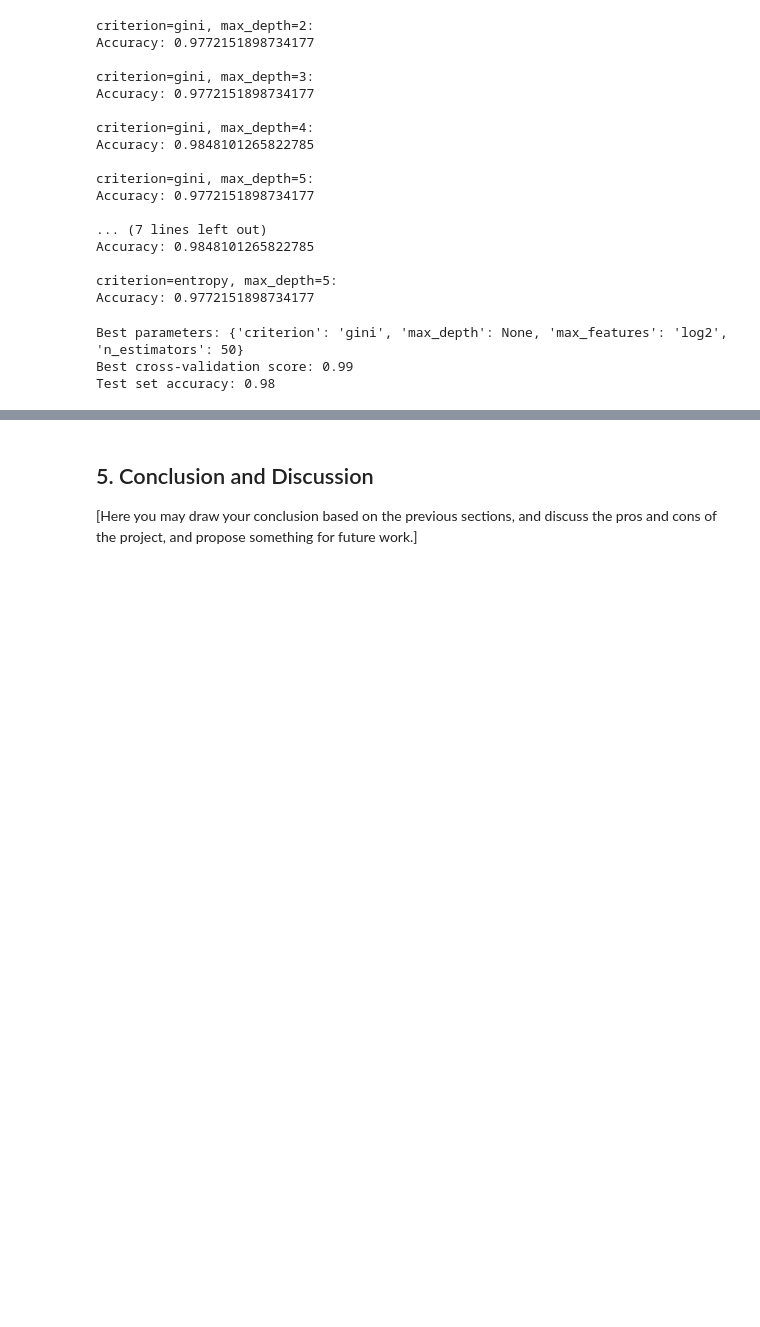
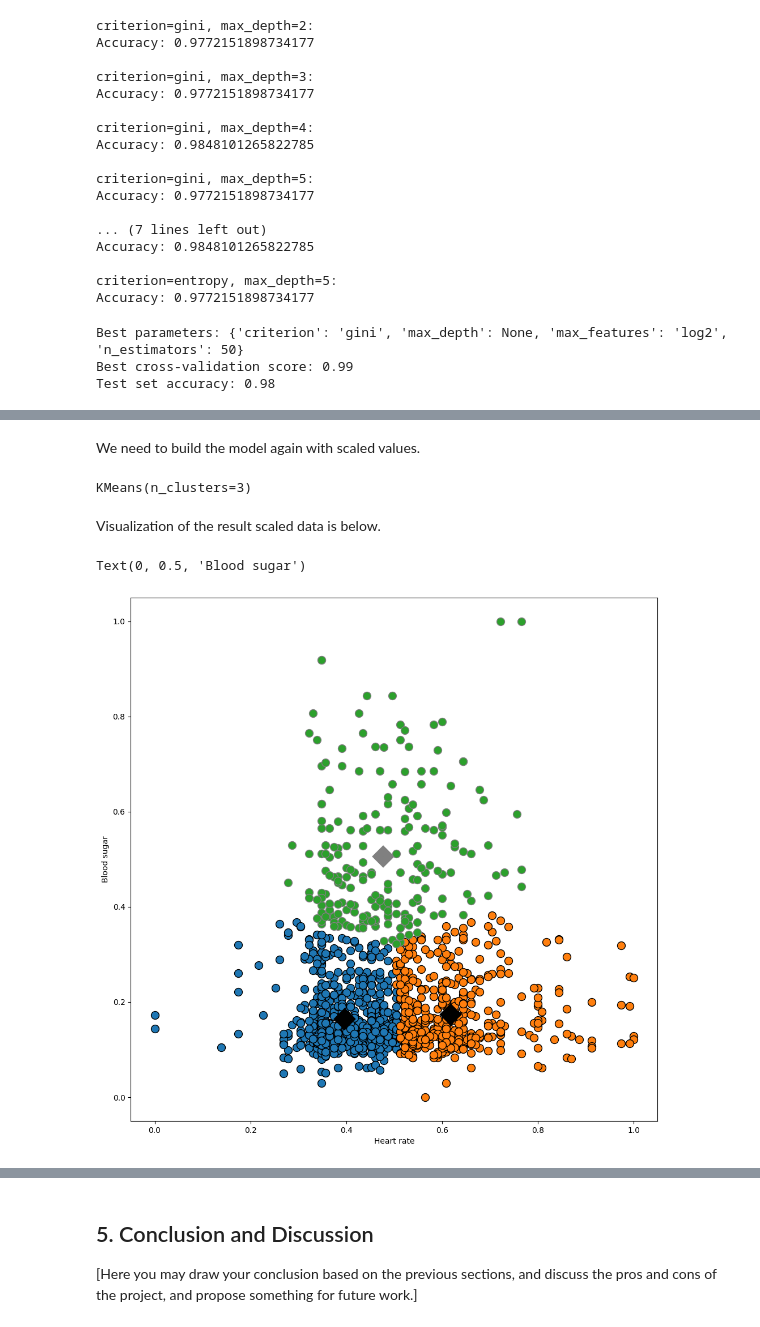
Before and after one commit to berkinKagan/DataVis, a Jupyter notebook: Miniproject_template (1).ipynb, the cells around one changed output, grey strips where cells are left out. Saved outputs shown, nothing was run; the diff lists cells and outputs as text; code cells hidden in the pictures; blank space fills up the shorter version.

```diff
--- a/Miniproject_template (1).ipynb
+++ b/Miniproject_template (1).ipynb
@@ -770,0 +833,31 @@ Test set accuracy: 0.98
+# %%
+from sklearn.preprocessing import MinMaxScaler
+
+scaler = MinMaxScaler()
+scaledHeartRate = pd.DataFrame(scaler.fit_transform(target), columns=target.columns)
+# %% [markdown]
+We need to build the model again with scaled values.
+# %%
+scaledKmeans = KMeans(n_clusters=3)
+scaledKmeans.fit(scaledHeartRate)
+# %% [output]
+KMeans(n_clusters=3)
+# %% [markdown]
+Visualization of the result scaled data is below.
+# %%
+list_clusters = range(0, 3)
+
+plt.figure(figsize=(12, 12))
+
+mglearn.discrete_scatter(scaledHeartRate["Heart rate"], scaledHeartRate["Blood sugar"], scaledKmeans.labels_, markers='o')
+
+mglearn.discrete_scatter(scaledKmeans.cluster_centers_[:, 0],
+                         scaledKmeans.cluster_centers_[:, 1],
+                         list_clusters, markers='D',
+                         markeredgewidth=10)
+
+plt.xlabel('Heart rate')
+plt.ylabel('Blood sugar')
+# %% [output]
+Text(0, 0.5, 'Blood sugar')
+[figure, added]
```
Also changed, not shown: parts of 35 cells of this notebook.
